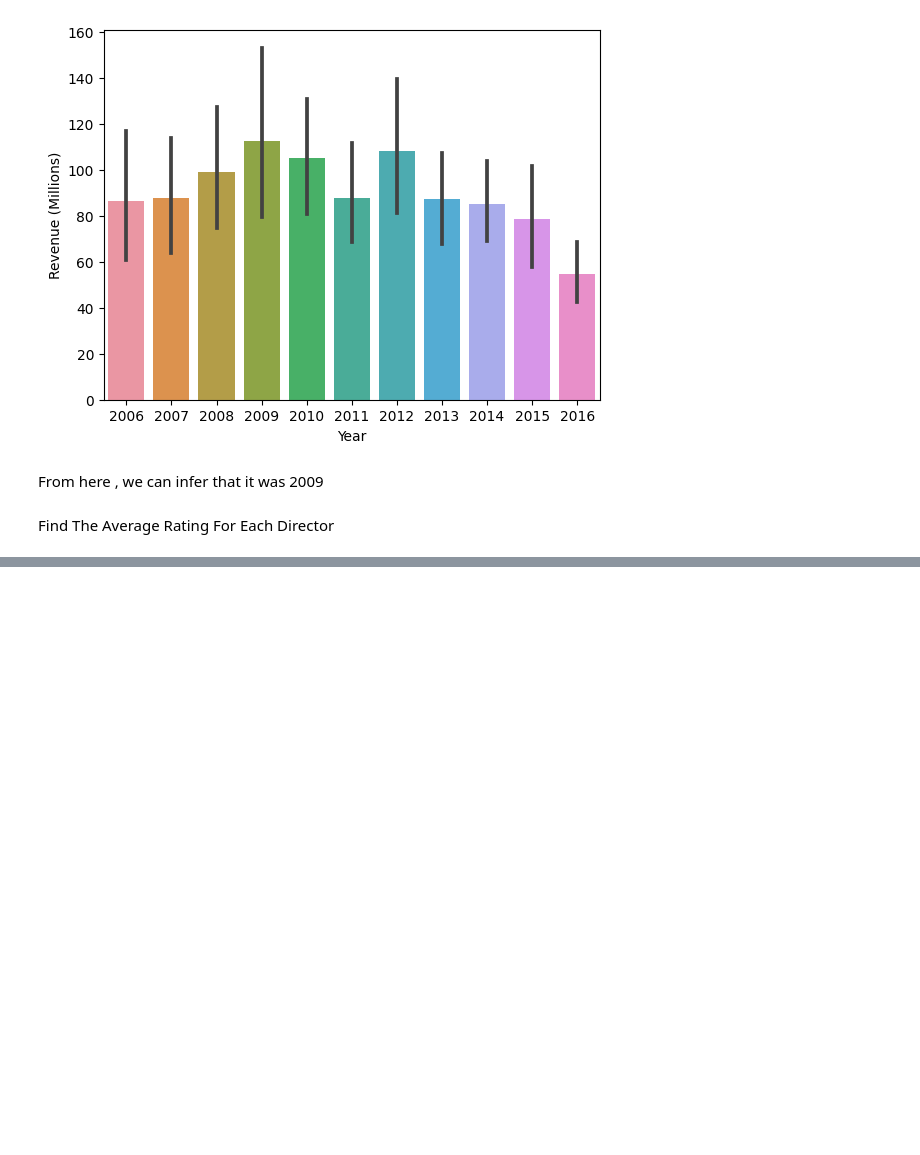
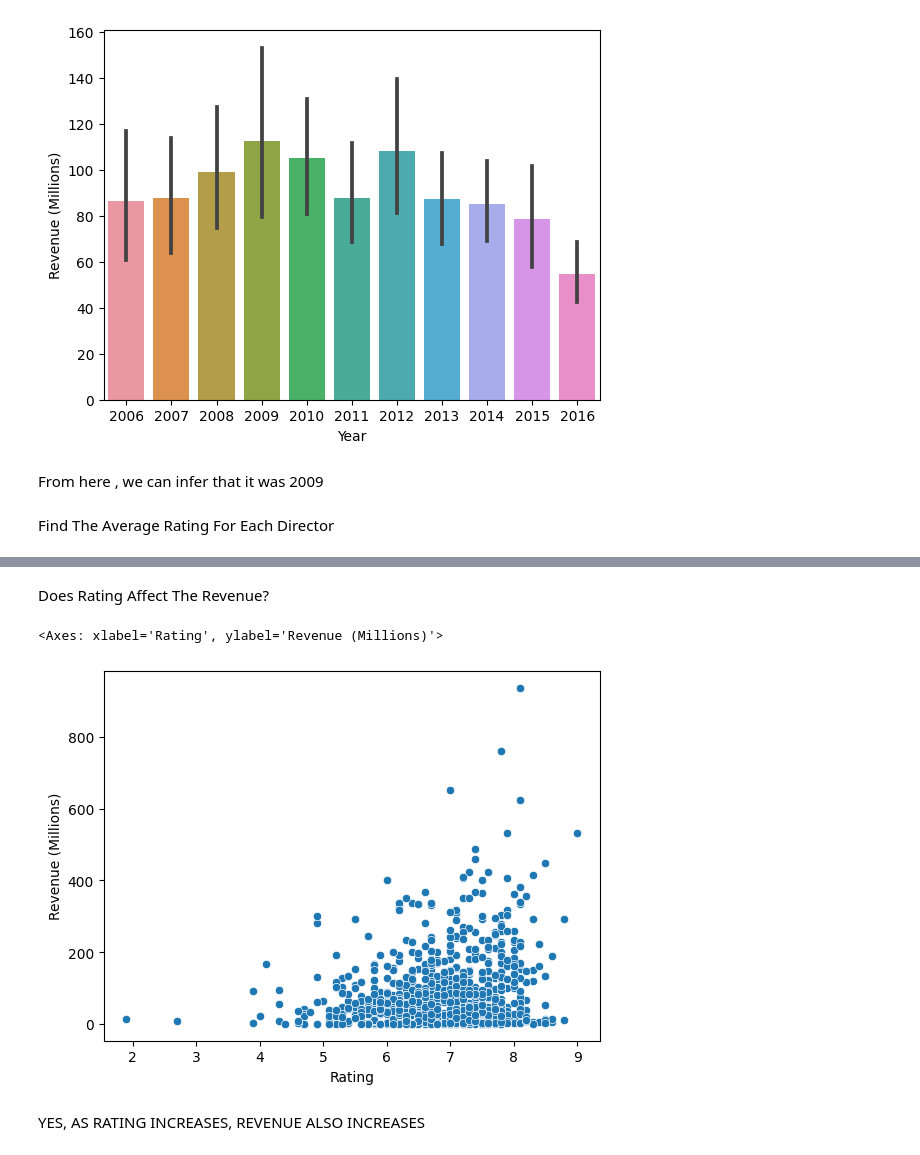
Before and after one commit to NafiunAlAmin/Data-Analysis-Project-on-IMDB-Movies, a Jupyter notebook: Data_analysis_project_on_IMDB_movie.ipynb, the cells around one changed output, grey strips where cells are left out. Cells and saved outputs as stored; diff of their text form; code cells hidden in the pictures; blank space fills up the shorter version.

```diff
--- a/Data_analysis_project_on_IMDB_movie.ipynb
+++ b/Data_analysis_project_on_IMDB_movie.ipynb
@@ -236,0 +329,9 @@ Find The Average Rating For Each Director
+# %% [markdown]
+Does Rating Affect The Revenue?
+# %%
+sns.scatterplot(x='Rating',y='Revenue (Millions)',data = movie)
+# %% [output]
+<Axes: xlabel='Rating', ylabel='Revenue (Millions)'>
+[figure, added]
+# %% [markdown]
+YES, AS RATING INCREASES, REVENUE ALSO INCREASES
```
Also changed, not shown: parts of 14 cells of this notebook.
